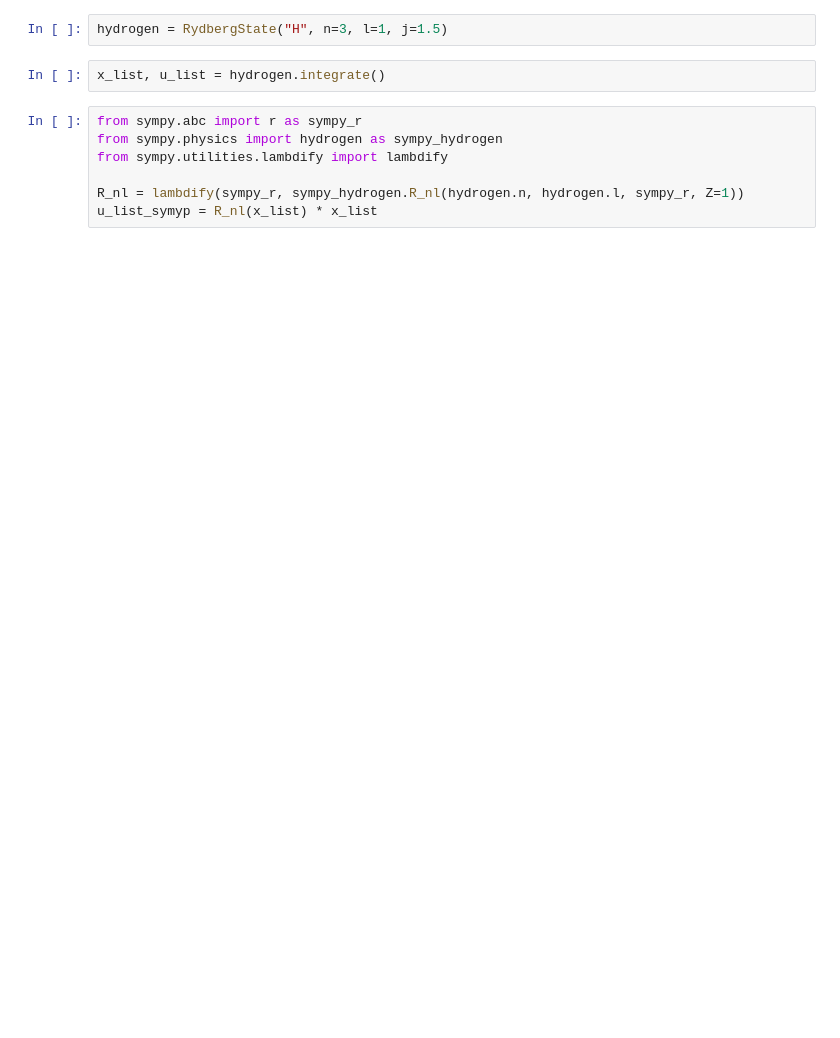
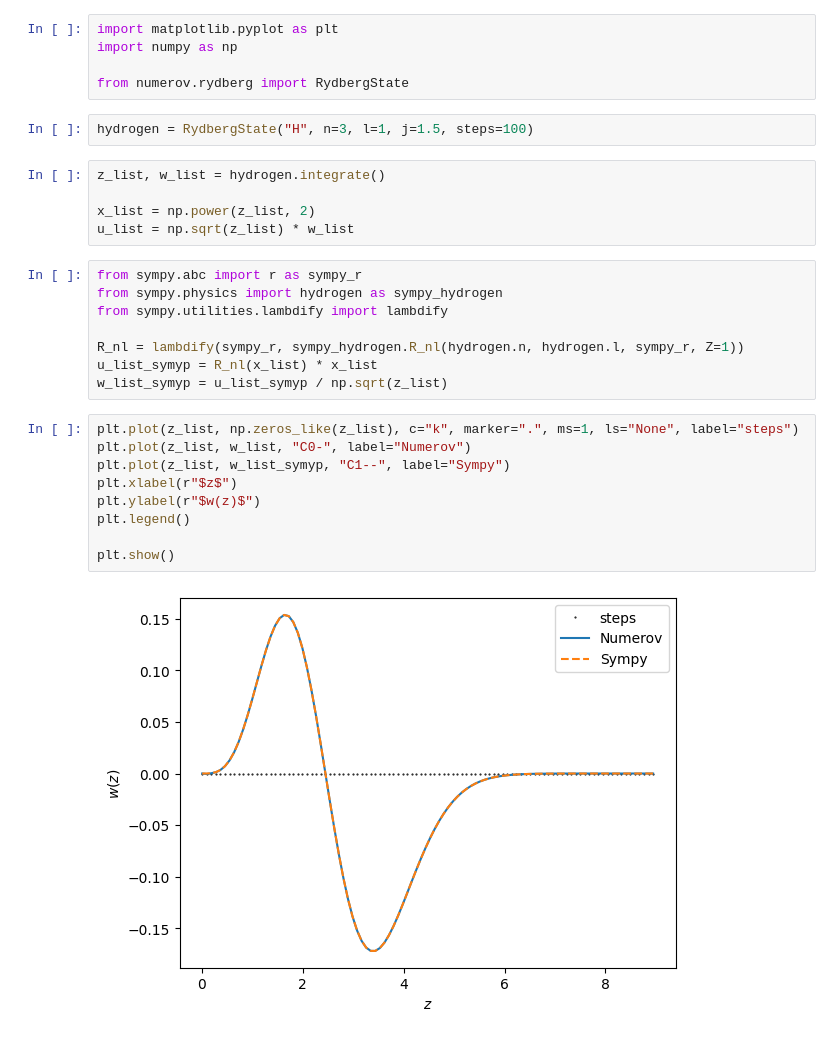
Before and after one commit to pairinteraction/ryd-numerov, a Jupyter notebook: docs/examples/example_hydrogen.ipynb, the cells around one changed output. Drawn from its saved outputs; the diff is of its cells as text; blank space fills up the shorter version.

```diff
--- a/docs/examples/example_hydrogen.ipynb
+++ b/docs/examples/example_hydrogen.ipynb
@@ -5,7 +3,15 @@ from numerov.rydberg import RydbergState
+# %%
+import matplotlib.pyplot as plt
+import numpy as np
+
+from numerov.rydberg import RydbergState
 # %%
-hydrogen = RydbergState("H", n=3, l=1, j=1.5)
+hydrogen = RydbergState("H", n=3, l=1, j=1.5, steps=100)
-# %%
-x_list, u_list = hydrogen.integrate()
+# %%
+z_list, w_list = hydrogen.integrate()
+
+x_list = np.power(z_list, 2)
+u_list = np.sqrt(z_list) * w_list
 # %%
 from sympy.abc import r as sympy_r
 from sympy.physics import hydrogen as sympy_hydrogen
@@ -13,4 +19,16 @@ from sympy.utilities.lambdify import lambdify
 
 R_nl = lambdify(sympy_r, sympy_hydrogen.R_nl(hydrogen.n, hydrogen.l, sympy_r, Z=1))
 u_list_symyp = R_nl(x_list) * x_list
+w_list_symyp = u_list_symyp / np.sqrt(z_list)
+# %%
+plt.plot(z_list, np.zeros_like(z_list), c="k", marker=".", ms=1, ls="None", label="steps")
+plt.plot(z_list, w_list, "C0-", label="Numerov")
+plt.plot(z_list, w_list_symyp, "C1--", label="Sympy")
+plt.xlabel(r"$z$")
+plt.ylabel(r"$w(z)$")
+plt.legend()
+
+plt.show()
+# %% [output]
+[figure, added]
 # %%
```
Also changed, not shown: parts of 4 cells of this notebook, 3 other files.
